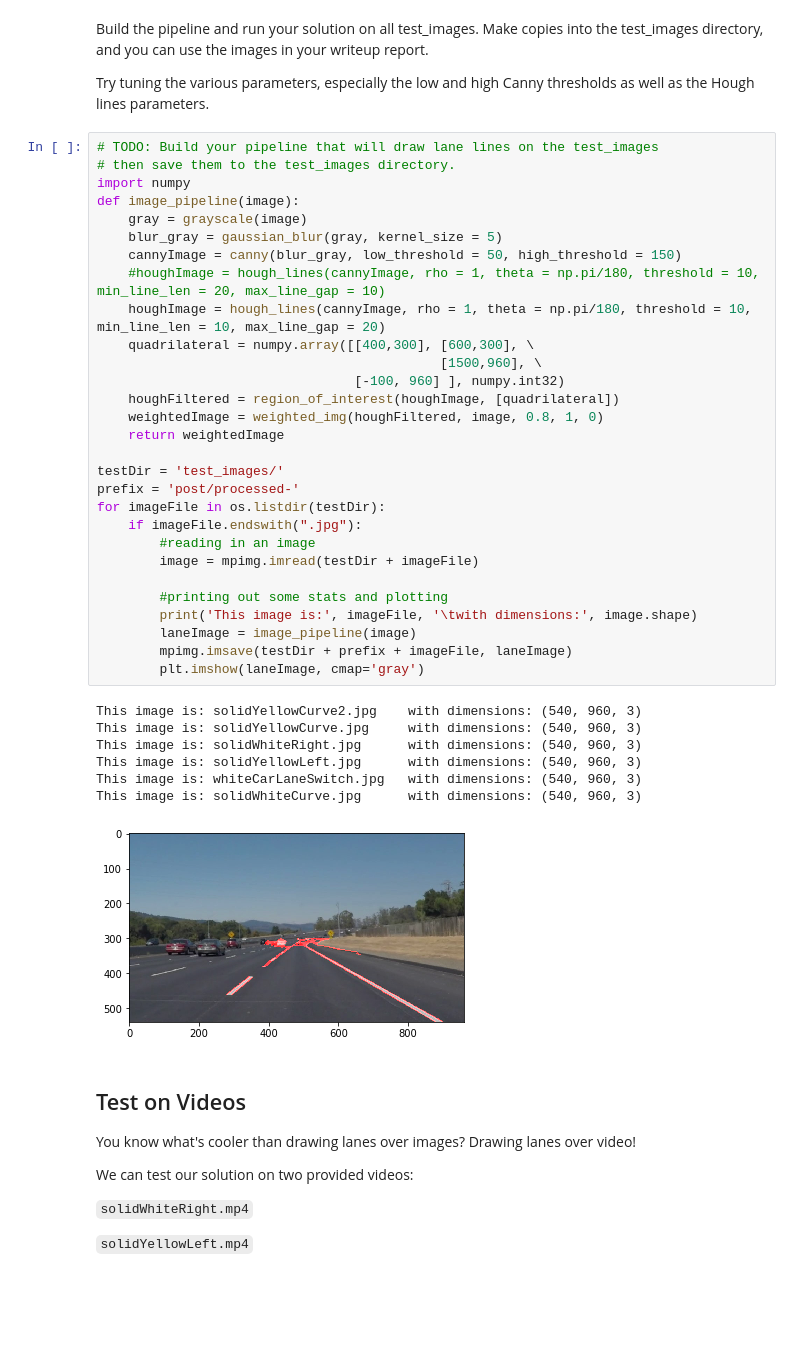
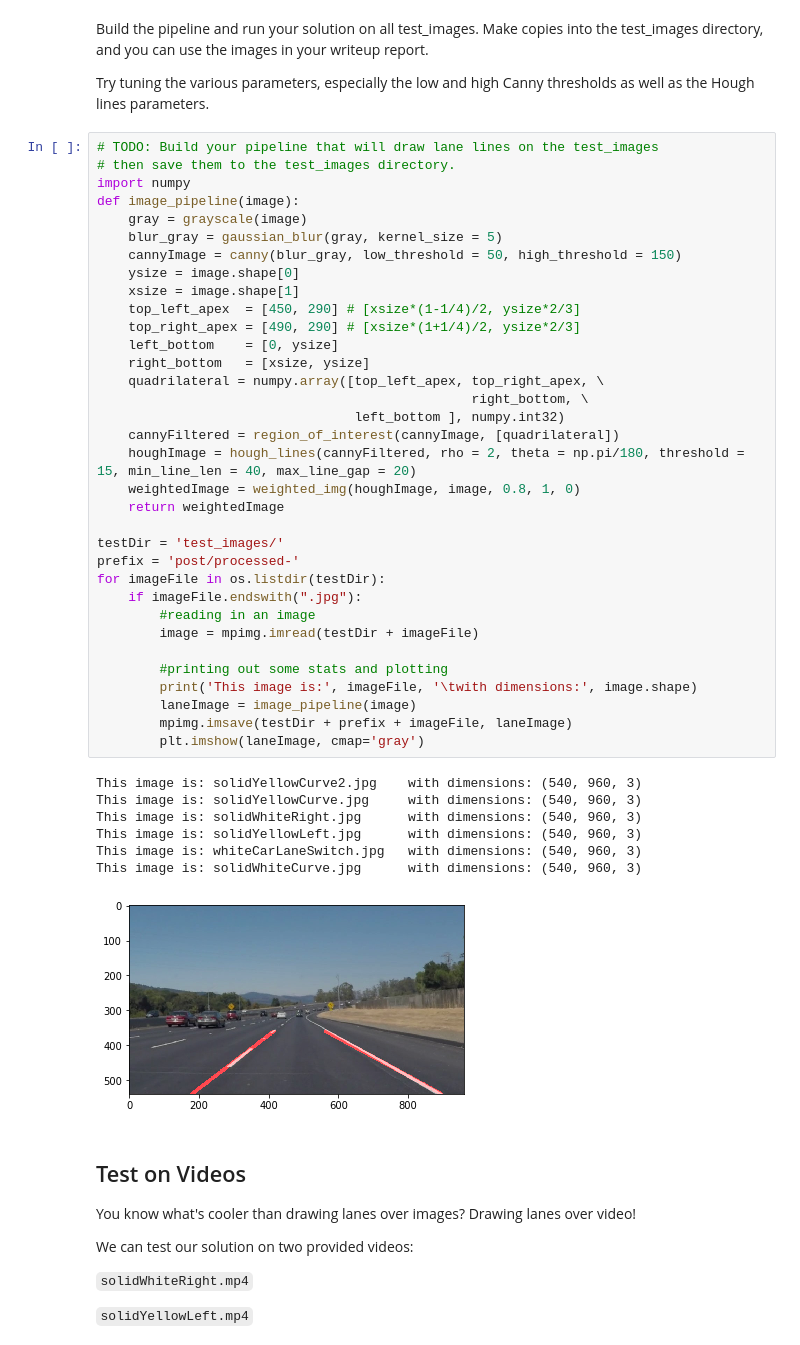
Before and after one commit to sanealytics/CarND-LaneLines-P1, a Jupyter notebook: P1.ipynb, the cells around one changed output. Cells and saved outputs as stored; diff of their text form; blank space fills up the shorter version.

```diff
--- a/P1.ipynb
+++ b/P1.ipynb
@@ -195,40 +244,45 @@ Try tuning the various parameters, especially the low and high Canny thresholds
 # %%
 # TODO: Build your pipeline that will draw lane lines on the test_images
 # then save them to the test_images directory.
 import numpy
 def image_pipeline(image):
     gray = grayscale(image)
     blur_gray = gaussian_blur(gray, kernel_size = 5)
     cannyImage = canny(blur_gray, low_threshold = 50, high_threshold = 150)
-    #houghImage = hough_lines(cannyImage, rho = 1, theta = np.pi/180, threshold = 10, min_line_len = 20, max_line_gap = 10)
-    houghImage = hough_lines(cannyImage, rho = 1, theta = np.pi/180, threshold = 10, min_line_len = 10, max_line_gap = 20)
-    quadrilateral = numpy.array([[400,300], [600,300], \
-                                            [1500,960], \
-                                 [-100, 960] ], numpy.int32)
-    houghFiltered = region_of_interest(houghImage, [quadrilateral])
-    weightedImage = weighted_img(houghFiltered, image, 0.8, 1, 0)
+    ysize = image.shape[0]
+    xsize = image.shape[1]
+    top_left_apex  = [450, 290] # [xsize*(1-1/4)/2, ysize*2/3]
+    top_right_apex = [490, 290] # [xsize*(1+1/4)/2, ysize*2/3]
+    left_bottom    = [0, ysize]
+    right_bottom   = [xsize, ysize]
+    quadrilateral = numpy.array([top_left_apex, top_right_apex, \
+                                                right_bottom, \
+                                 left_bottom ], numpy.int32)
+    cannyFiltered = region_of_interest(cannyImage, [quadrilateral])
+    houghImage = hough_lines(cannyFiltered, rho = 2, theta = np.pi/180, threshold = 15, min_line_len = 40, max_line_gap = 20)
+    weightedImage = weighted_img(houghImage, image, 0.8, 1, 0)
     return weightedImage
 
 testDir = 'test_images/'
 prefix = 'post/processed-'
 for imageFile in os.listdir(testDir):
     if imageFile.endswith(".jpg"):
         #reading in an image
         image = mpimg.imread(testDir + imageFile)
 
         #printing out some stats and plotting
         print('This image is:', imageFile, '\twith dimensions:', image.shape)
         laneImage = image_pipeline(image)
         mpimg.imsave(testDir + prefix + imageFile, laneImage)
         plt.imshow(laneImage, cmap='gray')
 # %% [output]
 This image is: solidYellowCurve2.jpg    with dimensions: (540, 960, 3)
 This image is: solidYellowCurve.jpg     with dimensions: (540, 960, 3)
 This image is: solidWhiteRight.jpg      with dimensions: (540, 960, 3)
 This image is: solidYellowLeft.jpg      with dimensions: (540, 960, 3)
 This image is: whiteCarLaneSwitch.jpg   with dimensions: (540, 960, 3)
 This image is: solidWhiteCurve.jpg      with dimensions: (540, 960, 3)
-[figure, old version]
+[figure, new version]
 # %% [markdown]
 ## Test on Videos
 
```
Also changed, not shown: parts of 5 cells of this notebook, 1 other file.
